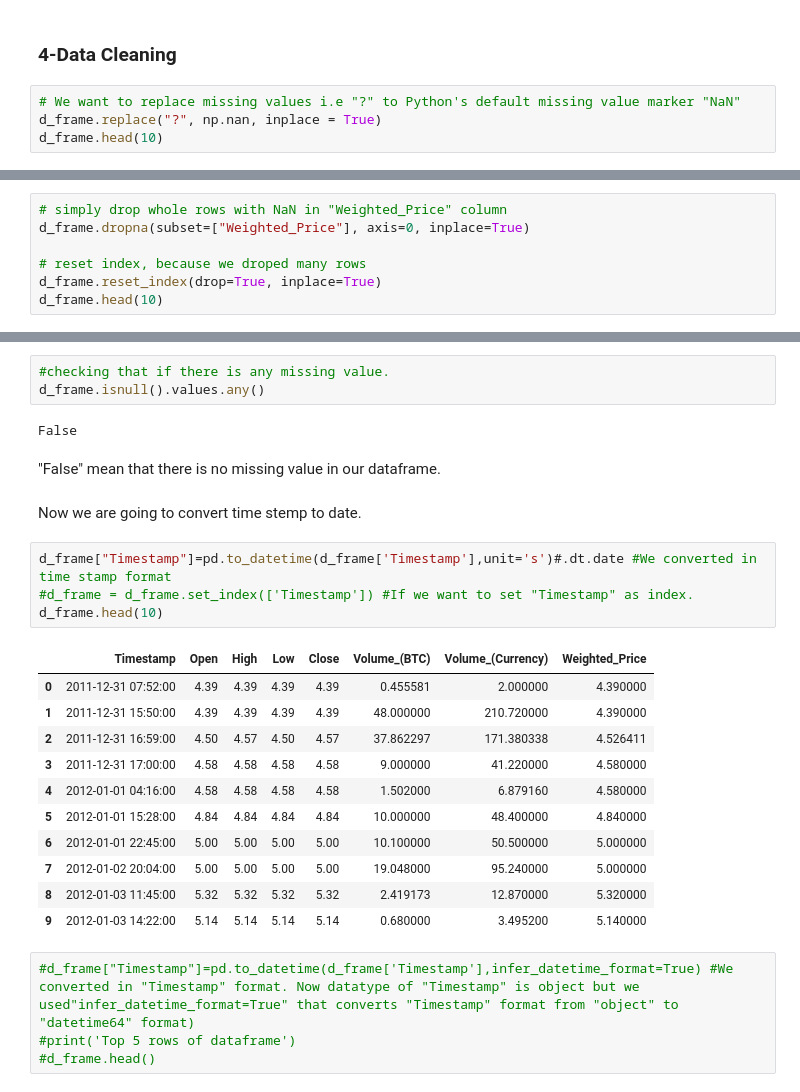
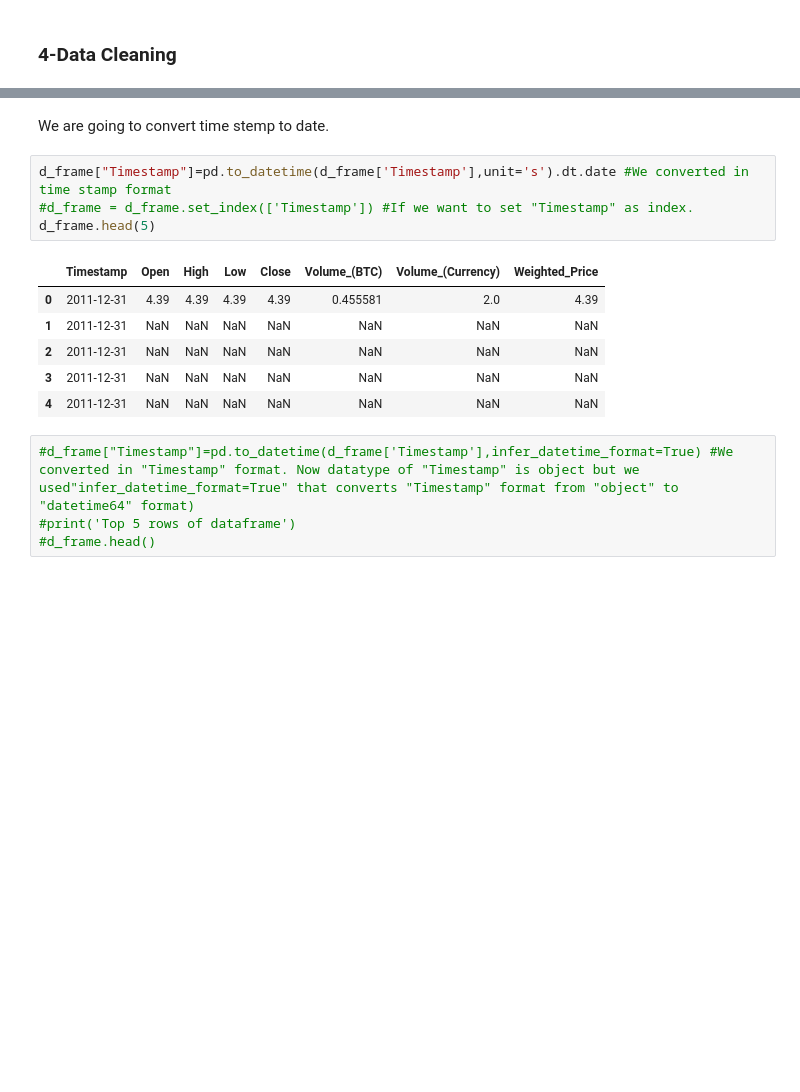
Before and after one commit to FaizanHameed1/Bitcoin-Price-Prediction-using-LSTM, a Jupyter notebook: Bitcoin_Price_Prediction_using_LSTM.ipynb, the cells around one changed output, grey strips where cells are left out. Cells and saved outputs as stored; diff of their text form; blank space fills up the shorter version.

```diff
--- a/Bitcoin_Price_Prediction_using_LSTM.ipynb
+++ b/Bitcoin_Price_Prediction_using_LSTM.ipynb
@@ -88,7 +86,3 @@ d_frame.shape # No of rows and columns in this dataframe
 (4857377, 8)
 # %% [markdown]
 ### 4-Data Cleaning
-# %%
-# We want to replace missing values i.e "?" to Python's default missing value marker "NaN"
-d_frame.replace("?", np.nan, inplace = True)
-d_frame.head(10)
@@ -151,7 +88,0 @@ We can see from data that there are whole rows of missing values which we can't
-# %%
-# simply drop whole rows with NaN in "Weighted_Price" column
-d_frame.dropna(subset=["Weighted_Price"], axis=0, inplace=True)
-
-# reset index, because we droped many rows
-d_frame.reset_index(drop=True, inplace=True)
-d_frame.head(10)
@@ -170,28 +89,16 @@ d_frame.head(10)
-# %%
-#checking that if there is any missing value.
-d_frame.isnull().values.any()
-# %% [output]
-False
-# %% [markdown]
-"False" mean that there is no missing value in our dataframe.
 # %% [markdown]
-Now we are going to convert time stemp to date.
+We are going to convert time stemp to date.
 # %%
-d_frame["Timestamp"]=pd.to_datetime(d_frame['Timestamp'],unit='s')#.dt.date #We converted in time stamp format
+d_frame["Timestamp"]=pd.to_datetime(d_frame['Timestamp'],unit='s').dt.date #We converted in time stamp format
 #d_frame = d_frame.set_index(['Timestamp']) #If we want to set "Timestamp" as index.
-d_frame.head(10)
+d_frame.head(5)
 # %% [output]
 |  | Timestamp | Open | High | Low | Close | Volume_(BTC) | Volume_(Currency) | Weighted_Price |
-| 0 | 2011-12-31 07:52:00 | 4.39 | 4.39 | 4.39 | 4.39 | 0.455581 | 2.000000 | 4.390000 |
-| 1 | 2011-12-31 15:50:00 | 4.39 | 4.39 | 4.39 | 4.39 | 48.000000 | 210.720000 | 4.390000 |
-| 2 | 2011-12-31 16:59:00 | 4.50 | 4.57 | 4.50 | 4.57 | 37.862297 | 171.380338 | 4.526411 |
-| 3 | 2011-12-31 17:00:00 | 4.58 | 4.58 | 4.58 | 4.58 | 9.000000 | 41.220000 | 4.580000 |
-| 4 | 2012-01-01 04:16:00 | 4.58 | 4.58 | 4.58 | 4.58 | 1.502000 | 6.879160 | 4.580000 |
-| 5 | 2012-01-01 15:28:00 | 4.84 | 4.84 | 4.84 | 4.84 | 10.000000 | 48.400000 | 4.840000 |
-| 6 | 2012-01-01 22:45:00 | 5.00 | 5.00 | 5.00 | 5.00 | 10.100000 | 50.500000 | 5.000000 |
-| 7 | 2012-01-02 20:04:00 | 5.00 | 5.00 | 5.00 | 5.00 | 19.048000 | 95.240000 | 5.000000 |
-| 8 | 2012-01-03 11:45:00 | 5.32 | 5.32 | 5.32 | 5.32 | 2.419173 | 12.870000 | 5.320000 |
-| 9 | 2012-01-03 14:22:00 | 5.14 | 5.14 | 5.14 | 5.14 | 0.680000 | 3.495200 | 5.140000 |
+| 0 | 2011-12-31 | 4.39 | 4.39 | 4.39 | 4.39 | 0.455581 | 2.0 | 4.39 |
+| 1 | 2011-12-31 | NaN | NaN | NaN | NaN | NaN | NaN | NaN |
+| 2 | 2011-12-31 | NaN | NaN | NaN | NaN | NaN | NaN | NaN |
+| 3 | 2011-12-31 | NaN | NaN | NaN | NaN | NaN | NaN | NaN |
+| 4 | 2011-12-31 | NaN | NaN | NaN | NaN | NaN | NaN | NaN |
 # %%
 #d_frame["Timestamp"]=pd.to_datetime(d_frame['Timestamp'],infer_datetime_format=True) #We converted in "Timestamp" format. Now datatype of "Timestamp" is object but we used"infer_datetime_format=True" that converts "Timestamp" format from "object" to "datetime64" format)
 #print('Top 5 rows of dataframe')
```
Also changed, not shown: parts of 121 cells of this notebook.
